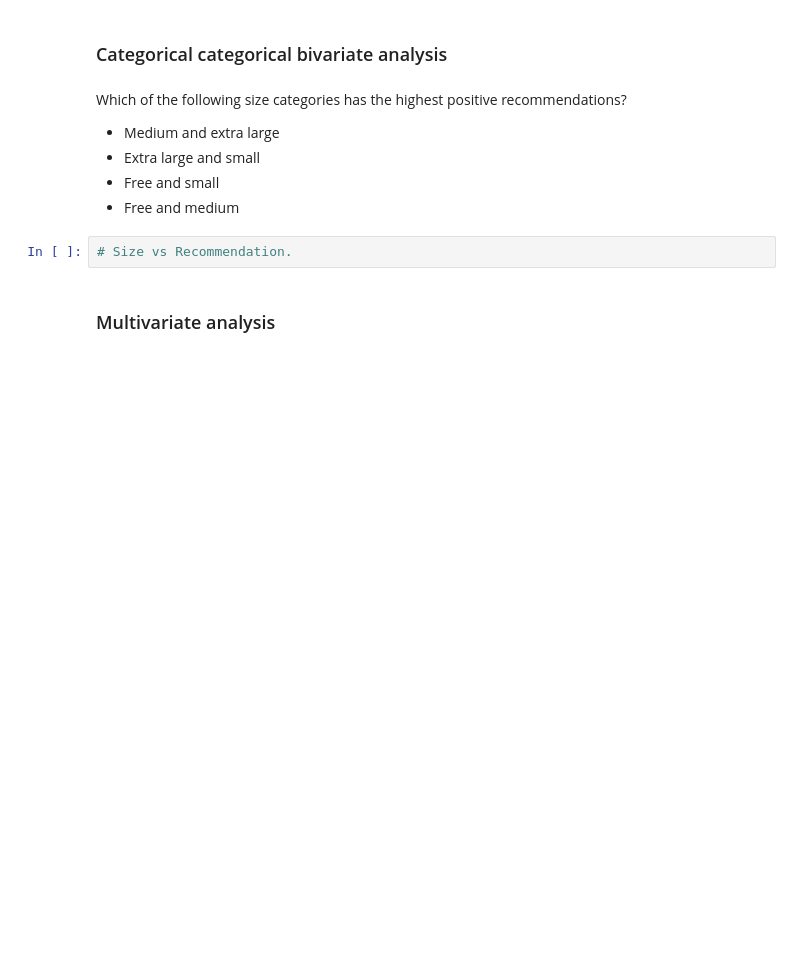
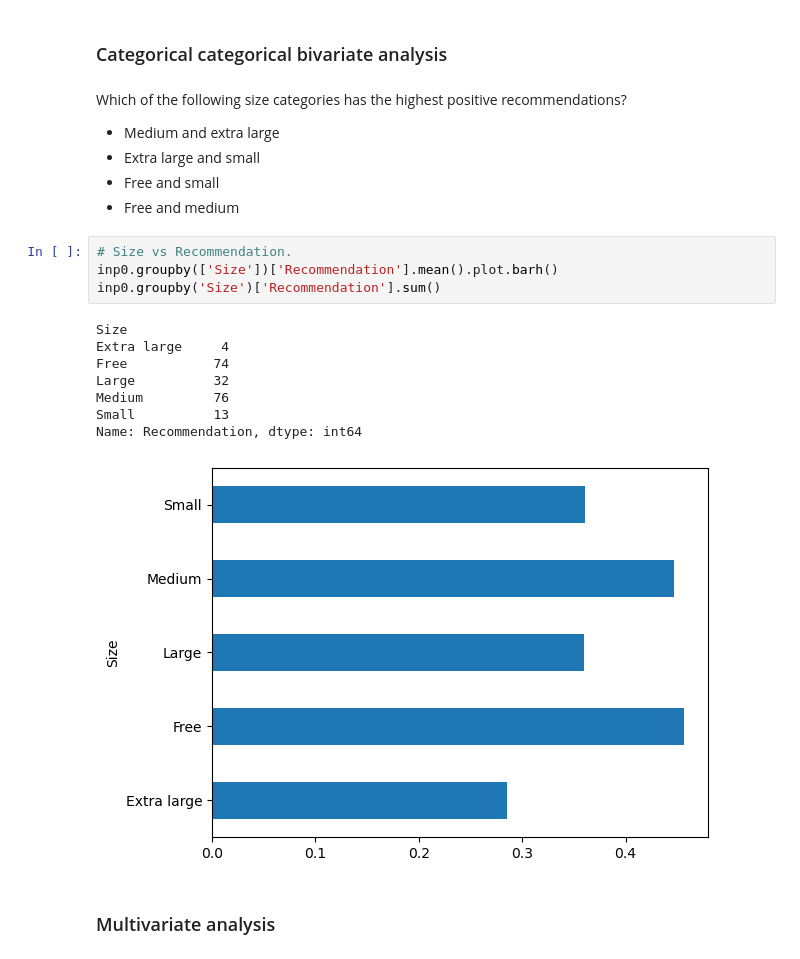
Before and after one commit to Milan1508/EDA-Upgrad-practise, a Jupyter notebook: Graded/EDA+Graded+Exercise.ipynb, the cells around one changed output. Saved outputs shown, nothing was run; the diff lists cells and outputs as text; blank space fills up the shorter version.

```diff
--- a/Graded/EDA+Graded+Exercise.ipynb
+++ b/Graded/EDA+Graded+Exercise.ipynb
@@ -626,8 +708,19 @@ Which of the following size categories has the highest positive recommendations?
 - Extra large and small
 - Free and small
 - Free and medium
-# %%
-# Size vs Recommendation.
+# %%
+# Size vs Recommendation.
+inp0.groupby(['Size'])['Recommendation'].mean().plot.barh()
+inp0.groupby('Size')['Recommendation'].sum()
+# %% [output]
+Size
+Extra large     4
+Free           74
+Large          32
+Medium         76
+Small          13
+Name: Recommendation, dtype: int64
+[figure, added]
 # %% [markdown]
 ### Multivariate analysis
 # %% [markdown]
```
Also changed, not shown: parts of 14 cells of this notebook.
